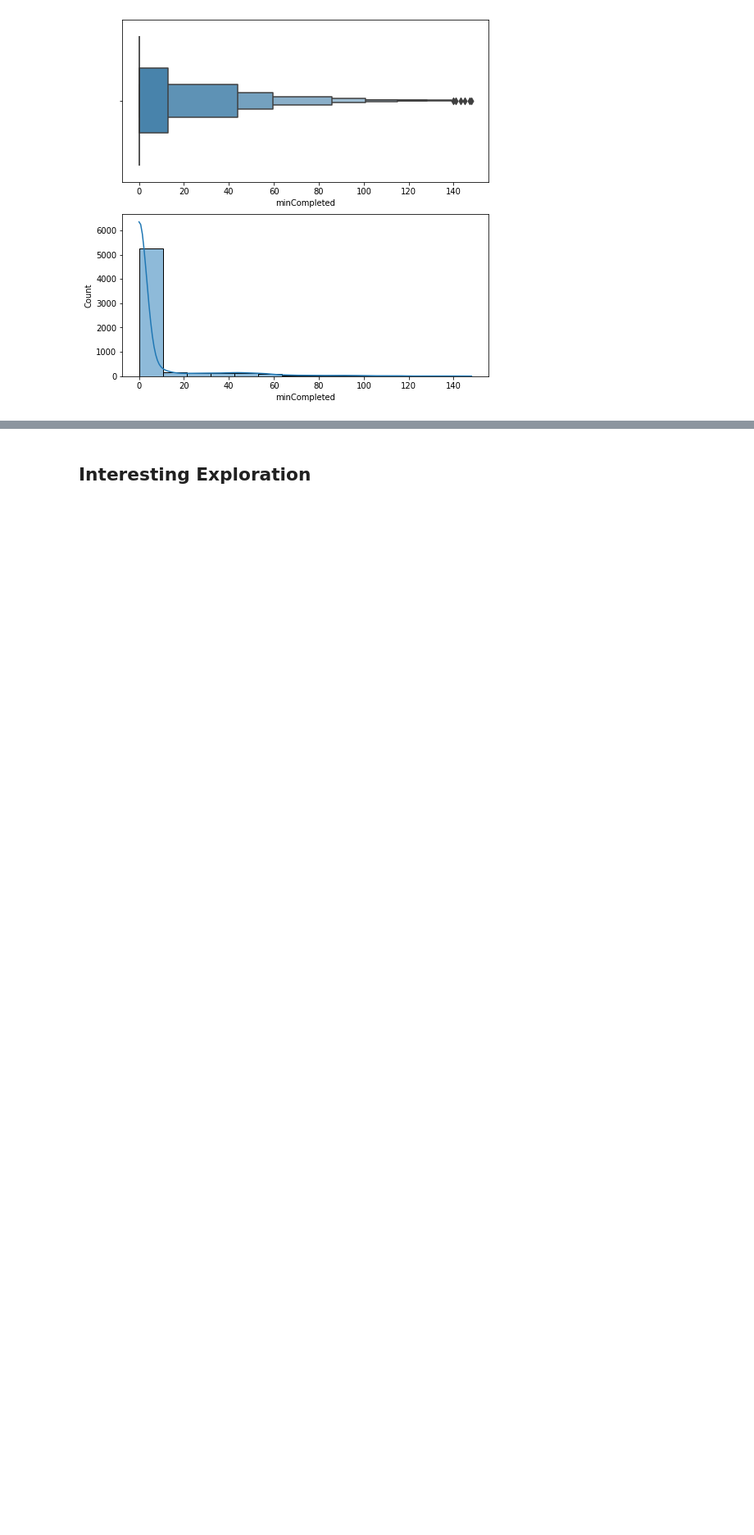
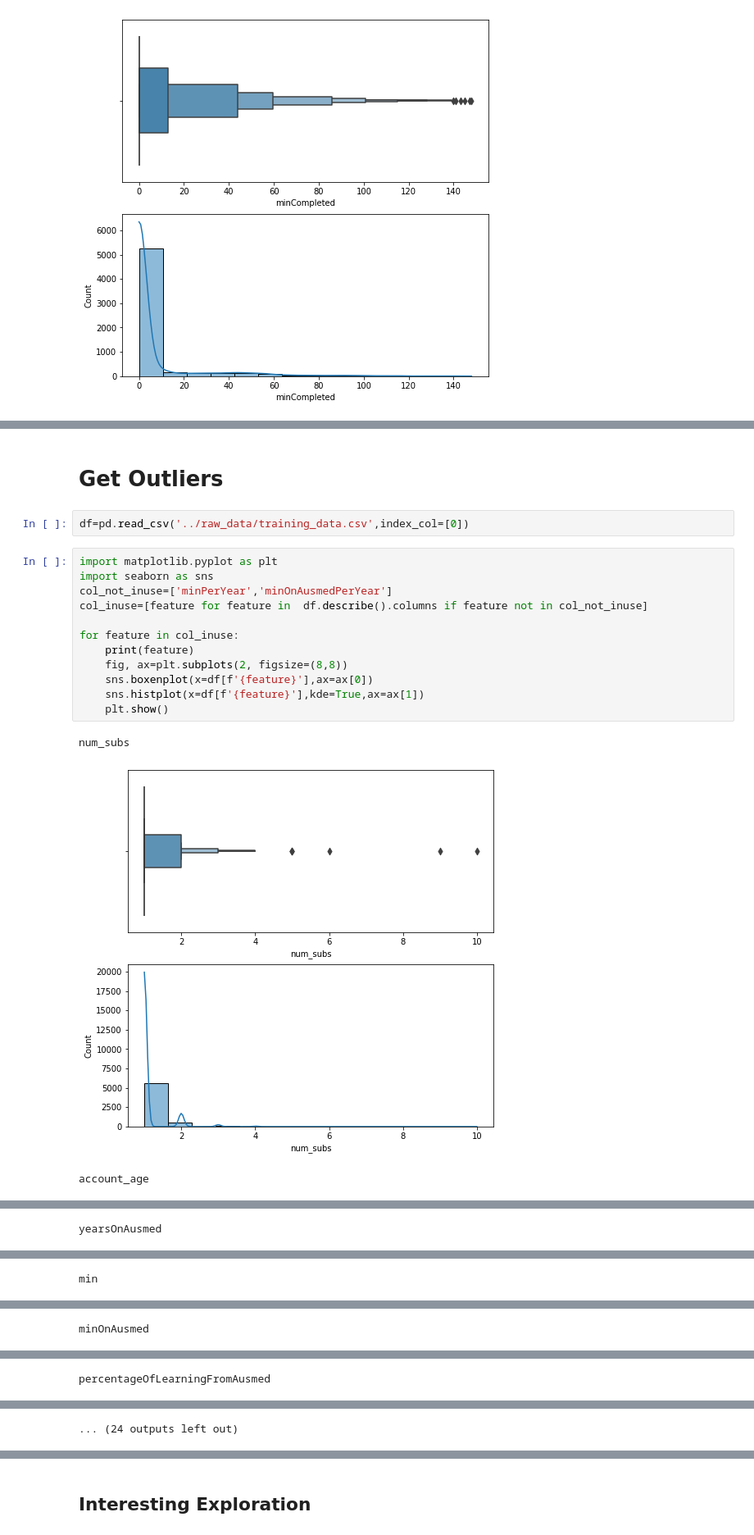
Before and after one commit to BenQuartermaine/customerclustering, a Jupyter notebook: notebooks/ran.ipynb, the cells around one changed output, grey strips where cells are left out. Shown at 82% size. Saved outputs shown, nothing was run; the diff lists cells and outputs as text; blank space fills up the shorter version.

Commit message:
get all outliers

```diff
--- a/notebooks/ran.ipynb
+++ b/notebooks/ran.ipynb
@@ -975,0 +1014,20 @@ plt.show()
+# %% [markdown]
+# Get Outliers
+# %%
+df=pd.read_csv('../raw_data/training_data.csv',index_col=[0])
+# %%
+import matplotlib.pyplot as plt
+import seaborn as sns
+col_not_inuse=['minPerYear','minOnAusmedPerYear']
+col_inuse=[feature for feature in  df.describe().columns if feature not in col_not_inuse]
+
+for feature in col_inuse:
+    print(feature)
+    fig, ax=plt.subplots(2, figsize=(8,8))
+    sns.boxenplot(x=df[f'{feature}'],ax=ax[0])
+    sns.histplot(x=df[f'{feature}'],kde=True,ax=ax[1])
+    plt.show()
+# %% [output]
+num_subs
+[figure, added]
+account_age
@@ -975,0 +1035 @@ plt.show()
+yearsOnAusmed
@@ -975,0 +1037 @@ plt.show()
+min
@@ -975,0 +1039 @@ plt.show()
+minOnAusmed
@@ -975,0 +1041 @@ plt.show()
+percentageOfLearningFromAusmed
@@ -975,0 +1043 @@ plt.show()
+... (24 outputs left out)
```
Also changed, not shown: parts of 10 cells of this notebook, 1 other file.
